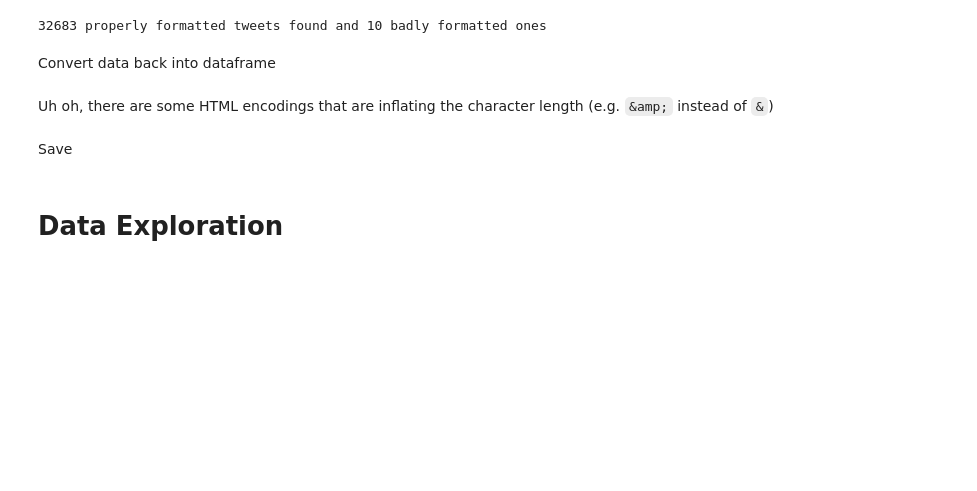
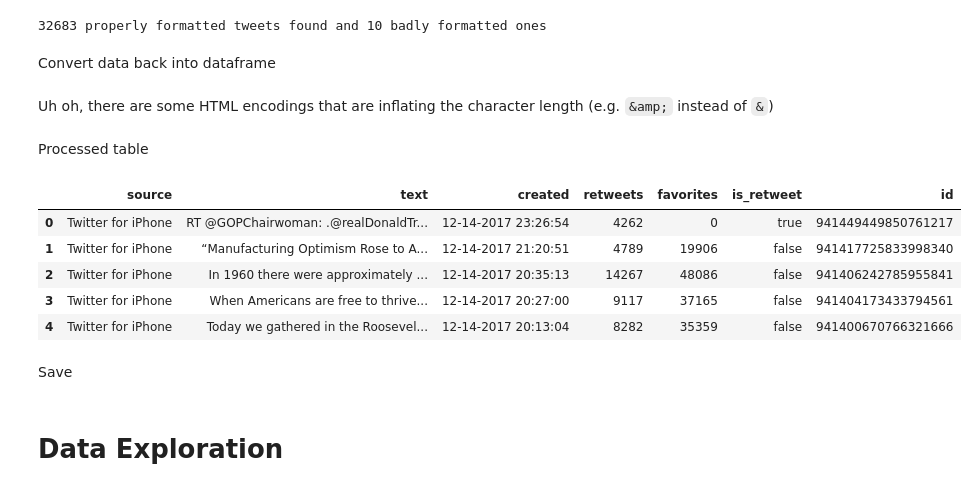
Before and after one commit to jvivian/Children-of-Skynet, a Jupyter notebook: twit-bot/tweet-analysis.ipynb, the cells around one changed output. Cells and saved outputs as stored; diff of their text form; code cells hidden in the pictures; blank space fills up the shorter version.

```diff
--- a/twit-bot/tweet-analysis.ipynb
+++ b/twit-bot/tweet-analysis.ipynb
@@ -45,6 +45,17 @@ for t in df.text:
     except UnicodeDecodeError:
         texts.append(t)
 df['text'] = texts
+# %% [markdown]
+Processed table
+# %%
+df.head()
+# %% [output]
+|  | source | text | created | retweets | favorites | is_retweet | id |
+| 0 | Twitter for iPhone | RT @GOPChairwoman: .@realDonaldTr... | 12-14-2017 23:26:54 | 4262 | 0 | true | 941449449850761217 |
+| 1 | Twitter for iPhone | “Manufacturing Optimism Rose to A... | 12-14-2017 21:20:51 | 4789 | 19906 | false | 941417725833998340 |
+| 2 | Twitter for iPhone | In 1960 there were approximately ... | 12-14-2017 20:35:13 | 14267 | 48086 | false | 941406242785955841 |
+| 3 | Twitter for iPhone | When Americans are free to thrive... | 12-14-2017 20:27:00 | 9117 | 37165 | false | 941404173433794561 |
+| 4 | Twitter for iPhone | Today we gathered in the Roosevel... | 12-14-2017 20:13:04 | 8282 | 35359 | false | 941400670766321666 |
 # %% [markdown]
 Save
 # %%
```
Also changed, not shown: parts of 3 cells of this notebook.
